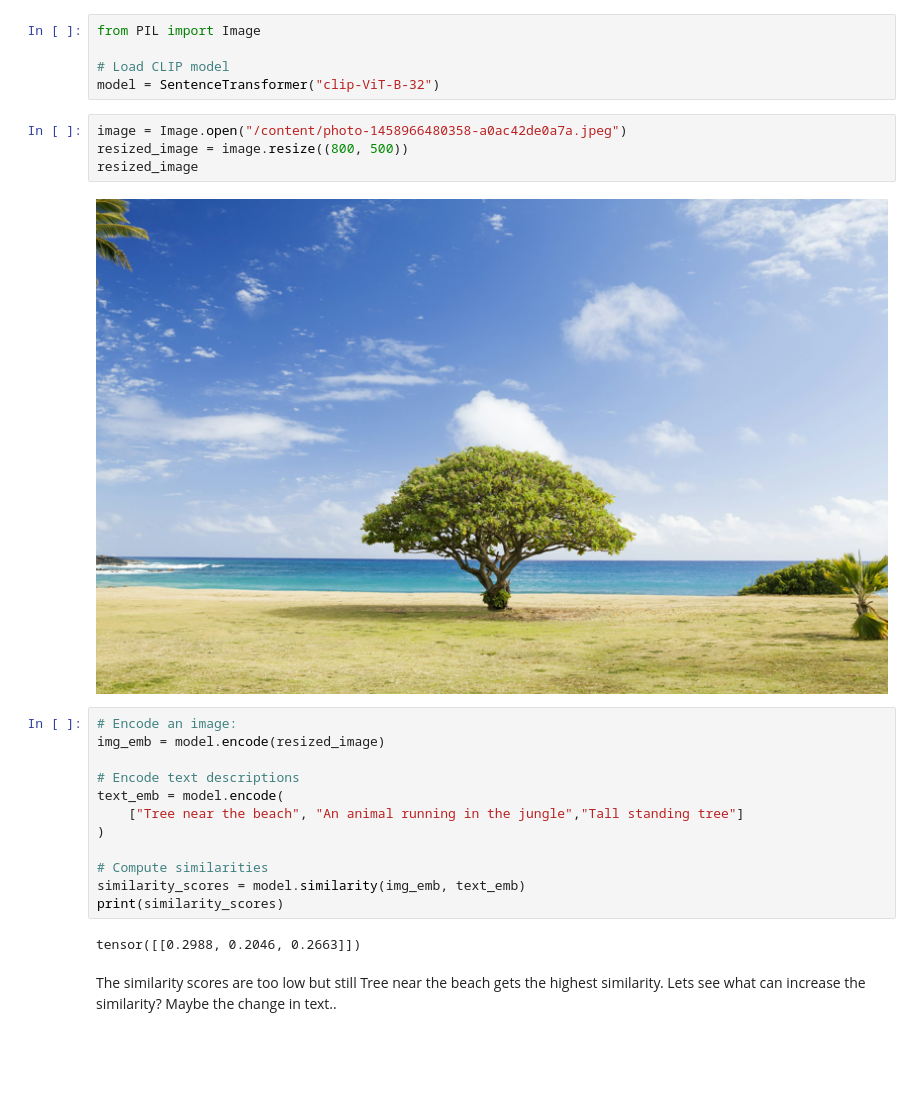
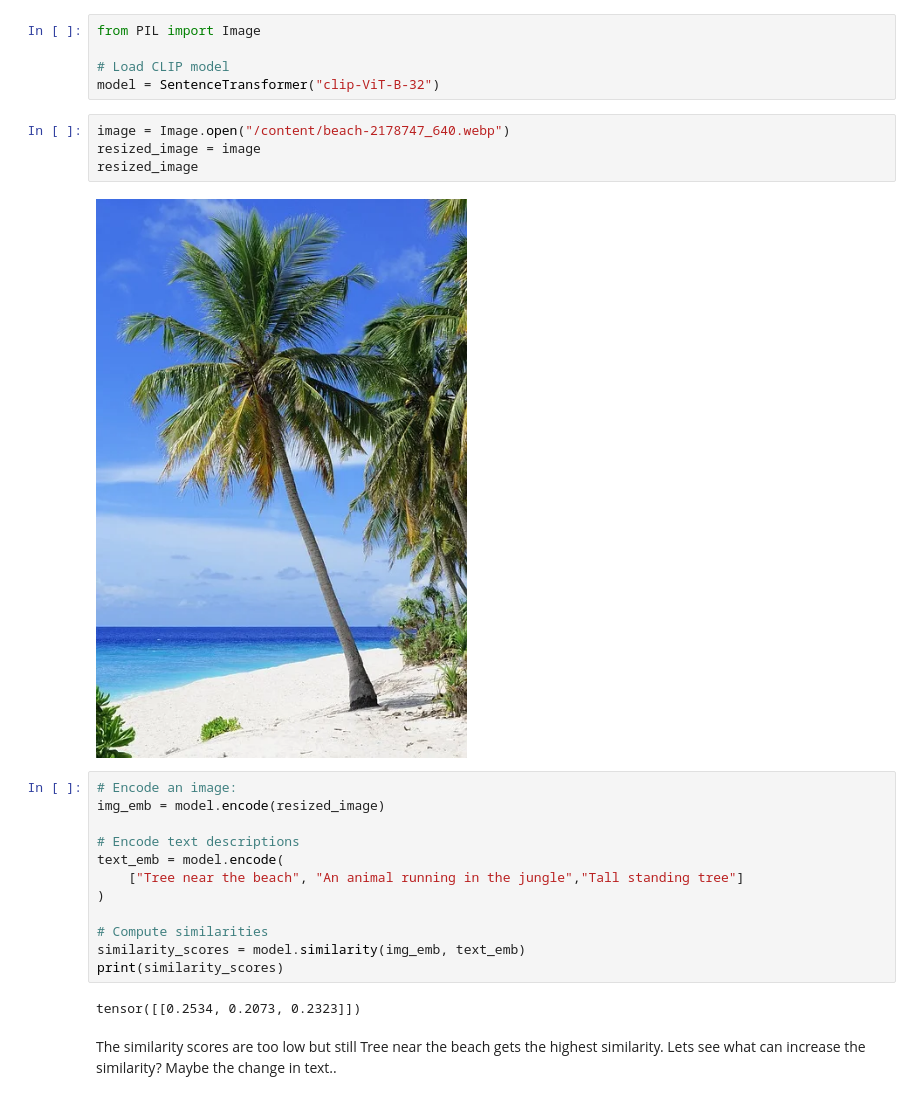
Before and after one commit to himanshu-nakrani/TMLC-Gen-ai-projects, a Jupyter notebook: Intro_to_Vector_Embeddings.ipynb, the cells around one changed output. Saved outputs shown, nothing was run; the diff lists cells and outputs as text; blank space fills up the shorter version.

```diff
--- a/Intro_to_Vector_Embeddings.ipynb
+++ b/Intro_to_Vector_Embeddings.ipynb
@@ -68,11 +68,11 @@ from PIL import Image
 # Load CLIP model
 model = SentenceTransformer("clip-ViT-B-32")
 # %%
-image = Image.open("/content/photo-1458966480358-a0ac42de0a7a.jpeg")
-resized_image = image.resize((800, 500))
+image = Image.open("/content/beach-2178747_640.webp")
+resized_image = image
 resized_image
 # %% [output]
-[figure, old version]
+[figure, new version]
 # %%
 # Encode an image:
 img_emb = model.encode(resized_image)
@@ -86,7 +86,7 @@ text_emb = model.encode(
 similarity_scores = model.similarity(img_emb, text_emb)
 print(similarity_scores)
 # %% [output]
-tensor([[0.2988, 0.2046, 0.2663]])
+tensor([[0.2534, 0.2073, 0.2323]])
 # %% [markdown]
 The similarity scores are too low but still Tree near the beach gets the highest similarity. Lets see what can increase the similarity? Maybe the change in text..
 # %%
```
Also changed, not shown: parts of 2 cells of this notebook.
